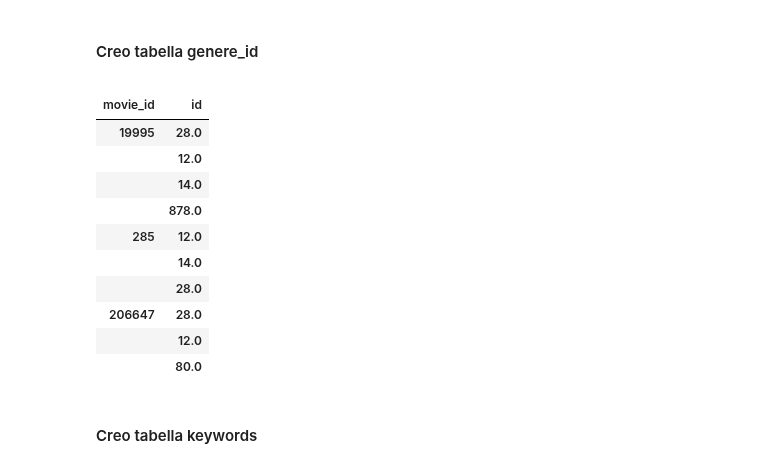
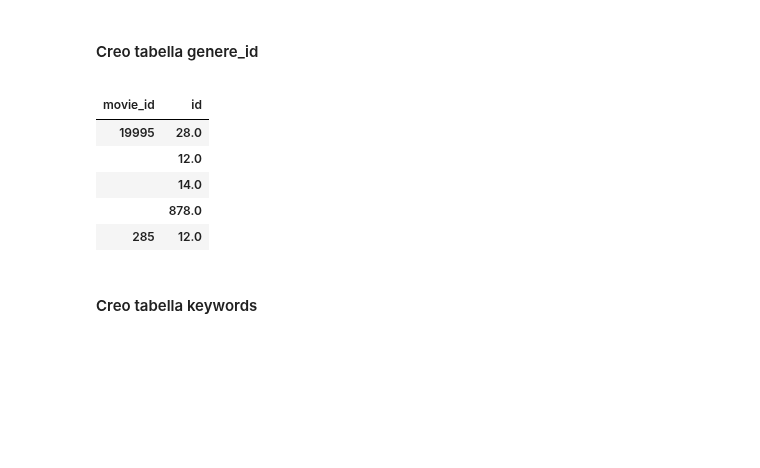
Before and after one commit to silviasantamaria/computerscience, a Jupyter notebook: Project+.ipynb, the cells around one changed output. Saved outputs shown, nothing was run; the diff lists cells and outputs as text; code cells hidden in the pictures; blank space fills up the shorter version.

```diff
--- a/Project+.ipynb
+++ b/Project+.ipynb
@@ -124,26 +125,21 @@ genere.head()
 # %%
 genere_id=pd.DataFrame()
 for film in list(range(0,len(movies['genres']))):
     tabjson=pd.read_json(movies['genres'][film])
     idfilm=movies['id'][film]
     tabjson['movie_id']=idfilm
     genere_id=pd.concat([genere_id, tabjson])
 del genere_id['name']
 genere_id = genere_id.set_index(['movie_id', 'id'])
-genere_id.head(10)
+genere_id.head()
 # %% [output]
 |  |  |
 | movie_id | id |
 | 19995 | 28.0 |
 |  | 12.0 |
 |  | 14.0 |
 |  | 878.0 |
 | 285 | 12.0 |
-|  | 14.0 |
-|  | 28.0 |
-| 206647 | 28.0 |
-|  | 12.0 |
-|  | 80.0 |
 # %% [markdown]
 #### Creo tabella keywords
 # %%
```
Also changed, not shown: parts of 2 cells of this notebook.
